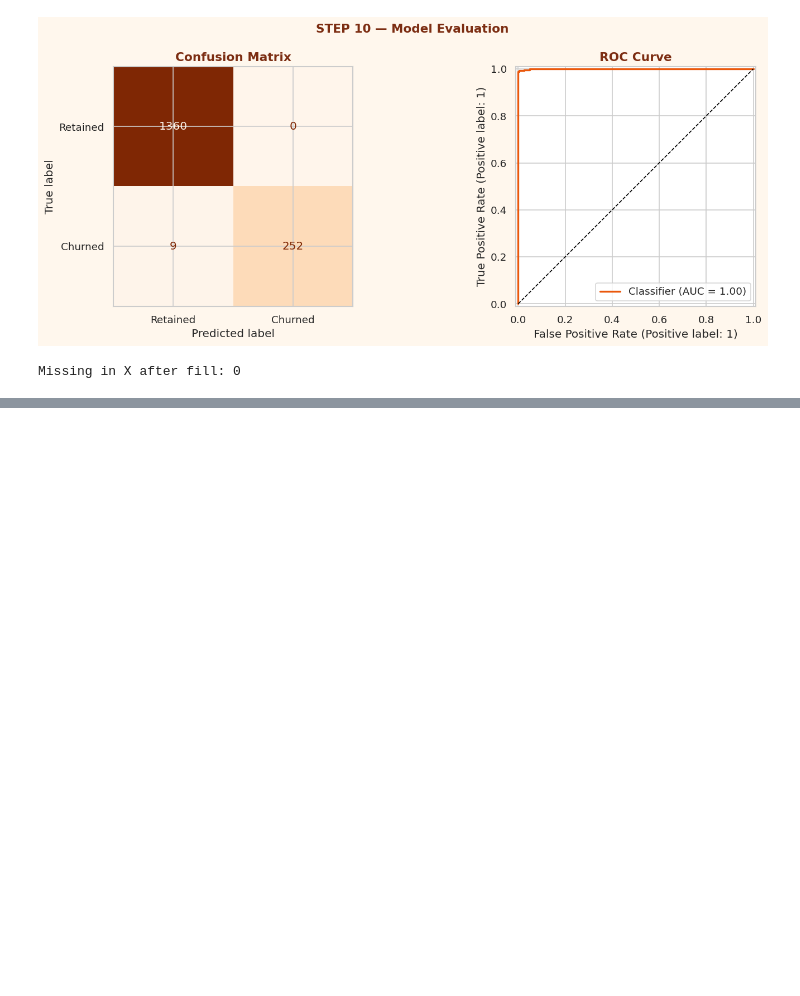
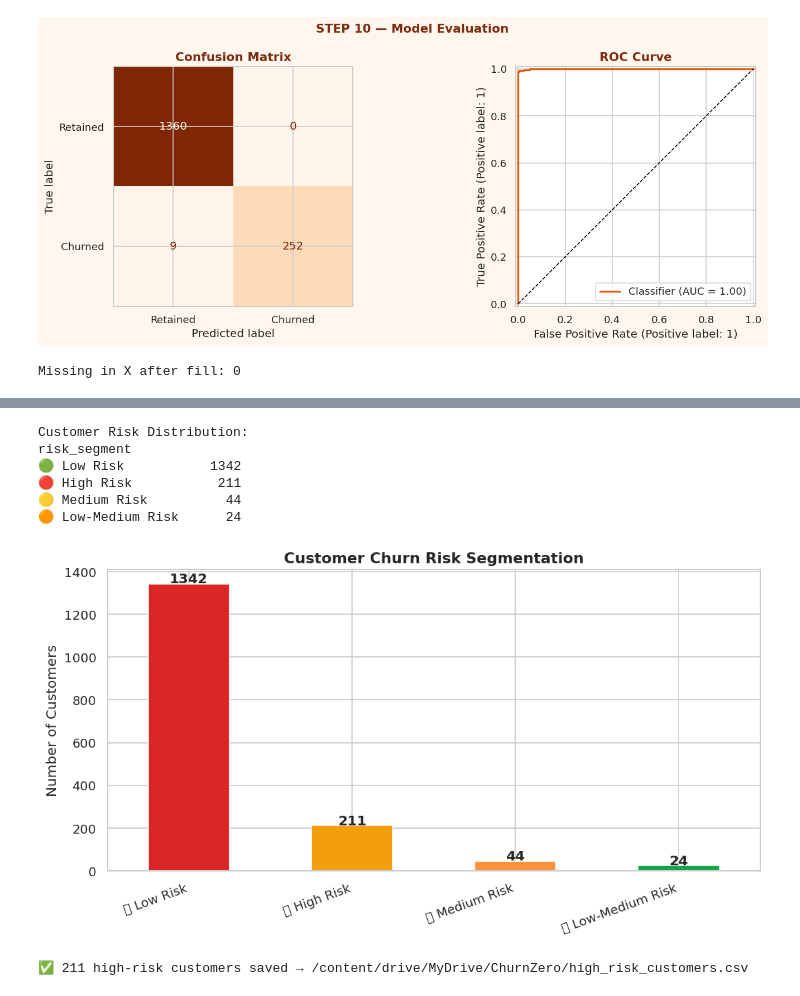
Before and after one commit to ayushi226-del/churnzero, a Jupyter notebook: churn_0.ipynb, the cells around one changed output, grey strips where cells are left out. Cells and saved outputs as stored; diff of their text form; code cells hidden in the pictures; blank space fills up the shorter version.

```diff
--- a/churn_0.ipynb
+++ b/churn_0.ipynb
@@ -1317,0 +1633,48 @@ Missing in X after fill: 0
+# %%
+# ════════════════════════════════════════════════════════════════════
+# 💼 STEP 18 — Churn Risk Scoring & Business Segmentation
+# ════════════════════════════════════════════════════════════════════
+risk_df = X_test_clean.copy()
+risk_df['actual_churn']    = y_test.values
+risk_df['churn_probability']= tuned_probs.round(4)
+
+# Segment customers into risk buckets
+def risk_label(prob):
+    if prob >= 0.75:   return '🔴 High Risk'
+    elif prob >= 0.50: return '🟡 Medium Risk'
+    elif prob >= 0.25: return '🟠 Low-Medium Risk'
+    else:              return '🟢 Low Risk'
+
+risk_df['risk_segment'] = risk_df['churn_probability'].apply(risk_label)
+
+print('Customer Risk Distribution:')
+print(risk_df['risk_segment'].value_counts().to_string())
+
+# Plot
+fig, ax = plt.subplots(figsize=(9, 5))
+risk_counts = risk_df['risk_segment'].value_counts()
+colors = ['#dc2626','#f59e0b','#fb923c','#16a34a']
+risk_counts.plot(kind='bar', ax=ax, color=colors, edgecolor='white')
+ax.set_title('Customer Churn Risk Segmentation', fontweight='bold', fontsize=13)
+ax.set_ylabel('Number of Customers')
+ax.set_xlabel('')
+ax.set_xticklabels(ax.get_xticklabels(), rotation=20, ha='right')
+for bar in ax.patches:
+    ax.text(bar.get_x()+bar.get_width()/2, bar.get_height()+5,
+            f'{int(bar.get_height())}', ha='center', fontweight='bold')
+plt.tight_layout(); plt.show()
+
+# Export high-risk customers for retention team
+high_risk = risk_df[risk_df['risk_segment'] == '🔴 High Risk']
+HIGH_RISK_PATH = '/content/drive/MyDrive/ChurnZero/high_risk_customers.csv'
+high_risk.to_csv(HIGH_RISK_PATH, index=False)
+print(f'\n✅ {len(high_risk)} high-risk customers saved → {HIGH_RISK_PATH}')
+# %% [output]
+Customer Risk Distribution:
+risk_segment
+🟢 Low Risk           1342
+🔴 High Risk           211
+🟡 Medium Risk          44
+🟠 Low-Medium Risk      24
+[figure, added]
+✅ 211 high-risk customers saved → /content/drive/MyDrive/ChurnZero/high_risk_customers.csv
```
Also changed, not shown: parts of 8 cells of this notebook.
